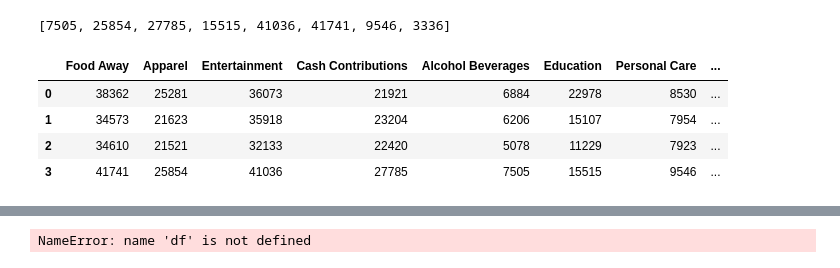
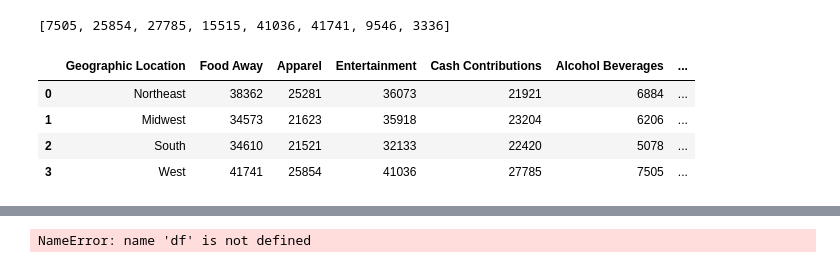
Before and after one commit to joshcoronel/discretionary-spending, a Jupyter notebook: Project_1_main.ipynb, the cells around one changed output, grey strips where cells are left out. Drawn from its saved outputs; the diff is of its cells as text; code cells hidden in the pictures.

```diff
--- a/Project_1_main.ipynb
+++ b/Project_1_main.ipynb
@@ -435,13 +435,15 @@ for total in totals_list:
     Personal_Care.append(total[6])
     Tobacco.append(total[7])
 # %%
-geo_df = pd.DataFrame({"Food Away":Food_Away, "Apparel": Apparel, "Entertainment" : Entertainment,
-                       "Cash Contributions" : Cash_Contributions, "Alcohol Beverages": Alcohol_Beverages, "Education": Education,
-                 t      "Personal Care" : Personal_Care, "Tobacco" : Tobacco})
+geo_df = pd.DataFrame({
+                "Geographic Location": ["Northeast" , "Midwest" , "South" , "West"],
+                "Food Away":Food_Away, "Apparel": Apparel, "Entertainment" : Entertainment,
+                "Cash Contributions" : Cash_Contributions, "Alcohol Beverages": Alcohol_Beverages, "Education": Education,
+                "Personal Care" : Personal_Care, "Tobacco" : Tobacco})
 geo_df
 # %% [output]
-|  | Food Away | Apparel | Entertainment | Cash Contributions | Alcohol Beverages | Education | Personal Care | ... |
-| 0 | 38362 | 25281 | 36073 | 21921 | 6884 | 22978 | 8530 | ... |
-| 1 | 34573 | 21623 | 35918 | 23204 | 6206 | 15107 | 7954 | ... |
-| 2 | 34610 | 21521 | 32133 | 22420 | 5078 | 11229 | 7923 | ... |
-| 3 | 41741 | 25854 | 41036 | 27785 | 7505 | 15515 | 9546 | ... |
+|  | Geographic Location | Food Away | Apparel | Entertainment | Cash Contributions | Alcohol Beverages | ... |
+| 0 | Northeast | 38362 | 25281 | 36073 | 21921 | 6884 | ... |
+| 1 | Midwest | 34573 | 21623 | 35918 | 23204 | 6206 | ... |
+| 2 | South | 34610 | 21521 | 32133 | 22420 | 5078 | ... |
+| 3 | West | 41741 | 25854 | 41036 | 27785 | 7505 | ... |
```
Also changed, not shown: parts of 2 cells of this notebook.
